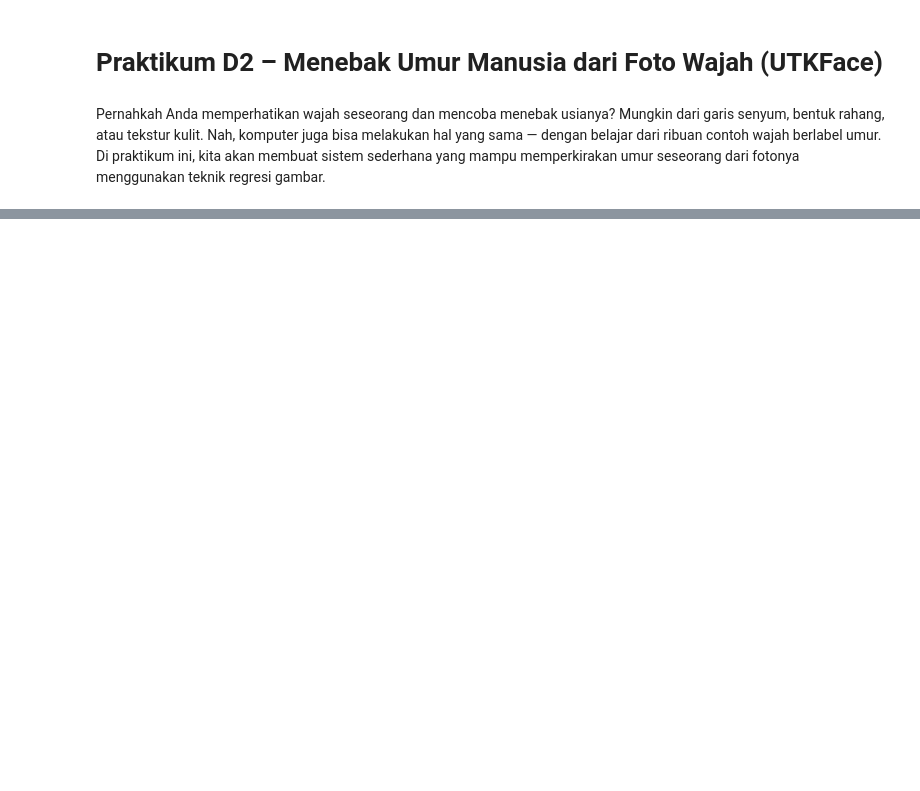
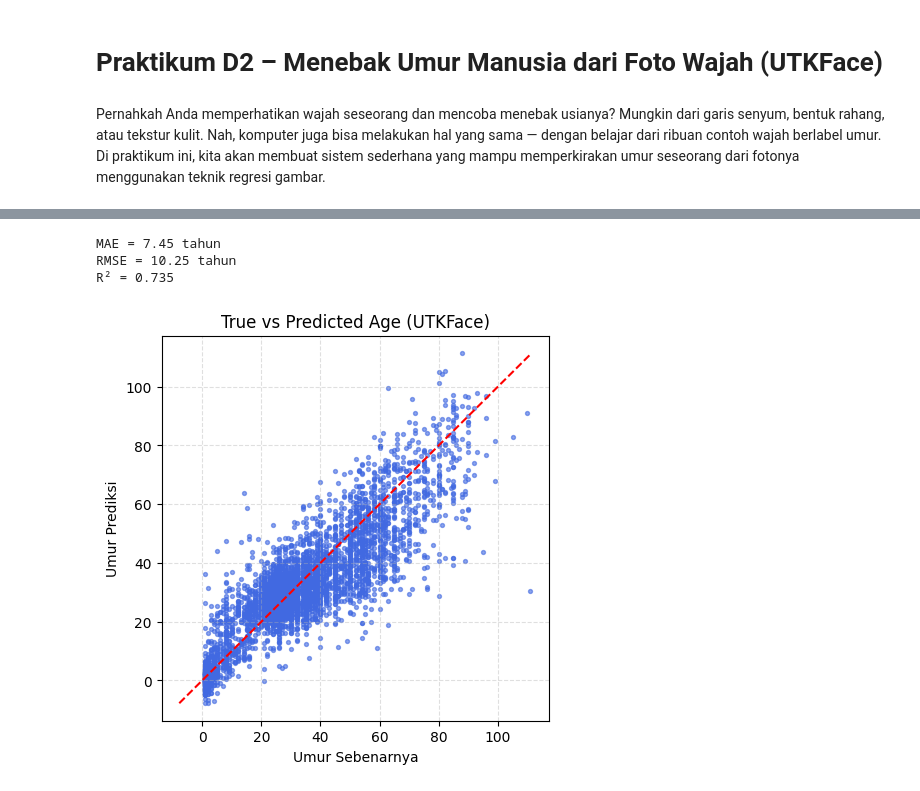
Before and after one commit to ImNotDanish05/2025_Visi-Komputer_TI-2A, a Jupyter notebook: Jobsheet03_TEKNIK-REGRESI_-GAMBAR.ipynb, the cells around one changed output, grey strips where cells are left out. Cells and saved outputs as stored; diff of their text form; code cells hidden in the pictures; blank space fills up the shorter version.

```diff
--- a/Jobsheet03_TEKNIK-REGRESI_-GAMBAR.ipynb
+++ b/Jobsheet03_TEKNIK-REGRESI_-GAMBAR.ipynb
@@ -17,0 +194,22 @@ usia, jenis kelamin, dan ras. Setiap foto memiliki nama file yang sudah menyimpa
+# %%
+# @title Langkah 5 — Siapkan Dataset untuk Model
+import tensorflow as tf
+import numpy as np
+from sklearn.model_selection import train_test_split
+def parse_age_from_name(fp):
+ return int(os.path.basename(fp).split('_')[0])
+ages = np.array([parse_age_from_name(f) for f in files], dtype=np.float32)
+train_files, test_files, y_train, y_test = train_test_split(
+ files, ages, test_size=0.2, random_state=42
+)
+IMG_SIZE = 160
+def load_img(fp, label):
+ img = tf.io.read_file(fp)
+ img = tf.image.decode_jpeg(img, channels=3)
+ img = tf.image.resize(img, (IMG_SIZE, IMG_SIZE))
+ return img / 255.0, label
+train_ds = tf.data.Dataset.from_tensor_slices((train_files,
+y_train)).map(load_img).batch(64)
+test_ds = tf.data.Dataset.from_tensor_slices((test_files,
+y_test)).map(load_img).batch(64)
+print("✅ Dataset siap dilatih.")
@@ -17,0 +365,27 @@ usia, jenis kelamin, dan ras. Setiap foto memiliki nama file yang sudah menyimpa
+# %%
+# @title Langkah 9 — Evaluasi Akhir (MAE, RMSE, R²)
+
+from math import sqrt
+y_pred = np.concatenate([model.predict(batch[0], verbose=0).ravel() for
+batch in test_ds])
+mae = mean_absolute_error(y_test, y_pred)
+rmse = sqrt(np.mean((y_test - y_pred)**2))
+r2 = r2_score(y_test, y_pred)
+print(f"MAE = {mae:.2f} tahun")
+print(f"RMSE = {rmse:.2f} tahun")
+print(f"R² = {r2:.3f}")
+# Plot “umur sebenarnya vs umur prediksi”:
+plt.figure(figsize=(5,5))
+plt.scatter(y_test, y_pred, s=8, alpha=0.6, color='royalblue')
+lims = [min(y_test.min(), y_pred.min()), max(y_test.max(), y_pred.max())]
+plt.plot(lims, lims, '--', color='red')
+plt.xlabel("Umur Sebenarnya")
+plt.ylabel("Umur Prediksi")
+plt.title("True vs Predicted Age (UTKFace)")
+plt.grid(True, linestyle='--', alpha=0.4)
+plt.show()
+# %% [output]
+MAE = 7.45 tahun
+RMSE = 10.25 tahun
+R² = 0.735
+[figure, added]
```
Also changed, not shown: parts of 20 cells of this notebook.
